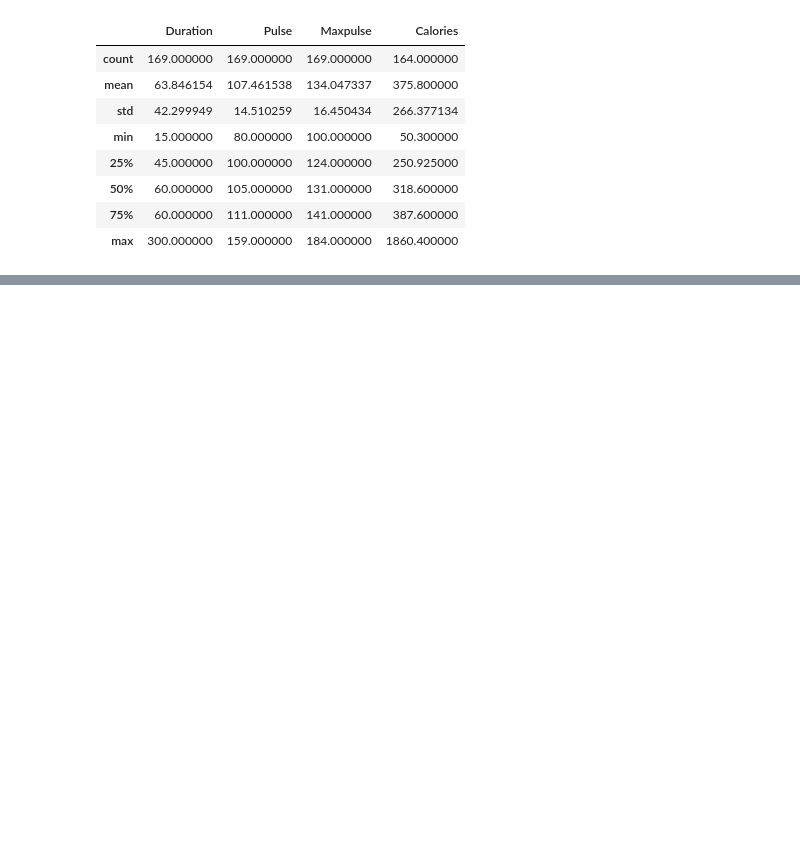
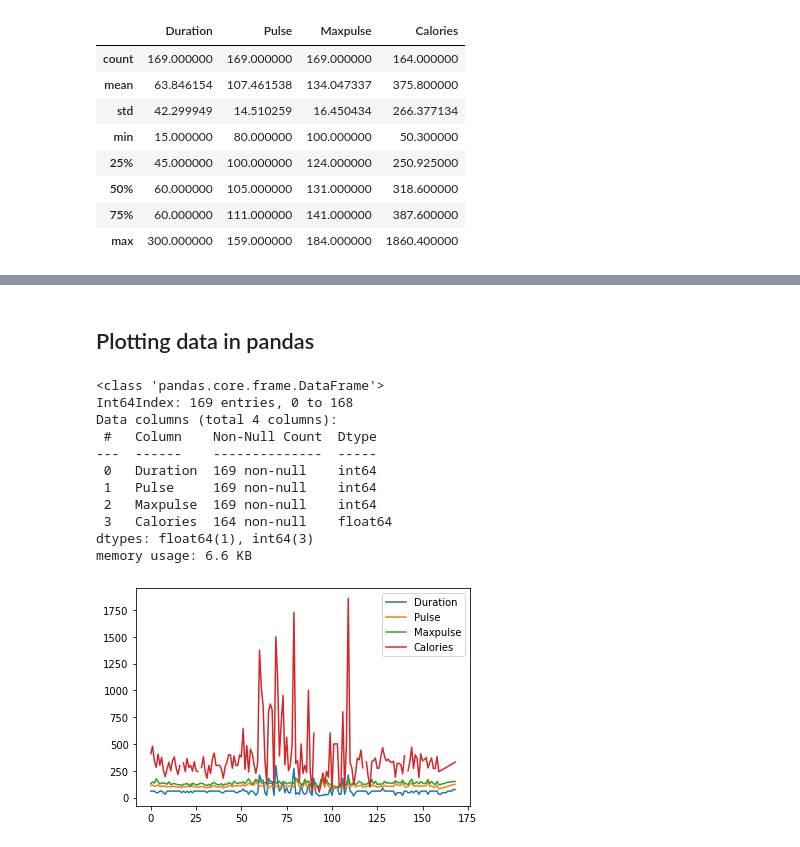
Before and after one commit to nabin0/Machine-Learning, a Jupyter notebook: DS/Pandas_Basics.ipynb, the cells around one changed output, grey strips where cells are left out. Drawn from its saved outputs; the diff is of its cells as text; code cells hidden in the pictures; blank space fills up the shorter version.

```diff
--- a/DS/Pandas_Basics.ipynb
+++ b/DS/Pandas_Basics.ipynb
@@ -168,0 +210,20 @@ df.describe()
+# %% [markdown]
+## Plotting data in pandas
+# %%
+# df = pd.read_csv("reddit_vm.csv", index_col=0, parse_dates=True) #reading csv
+df = pd.read_json("data.json") #reading json
+df.plot()
+df.info()
+# %% [output]
+<class 'pandas.core.frame.DataFrame'>
+Int64Index: 169 entries, 0 to 168
+Data columns (total 4 columns):
+ #   Column    Non-Null Count  Dtype
+---  ------    --------------  -----
+ 0   Duration  169 non-null    int64
+ 1   Pulse     169 non-null    int64
+ 2   Maxpulse  169 non-null    int64
+ 3   Calories  164 non-null    float64
+dtypes: float64(1), int64(3)
+memory usage: 6.6 KB
+[figure, added]
```
Also changed, not shown: parts of 27 cells of this notebook, 2 other files.
